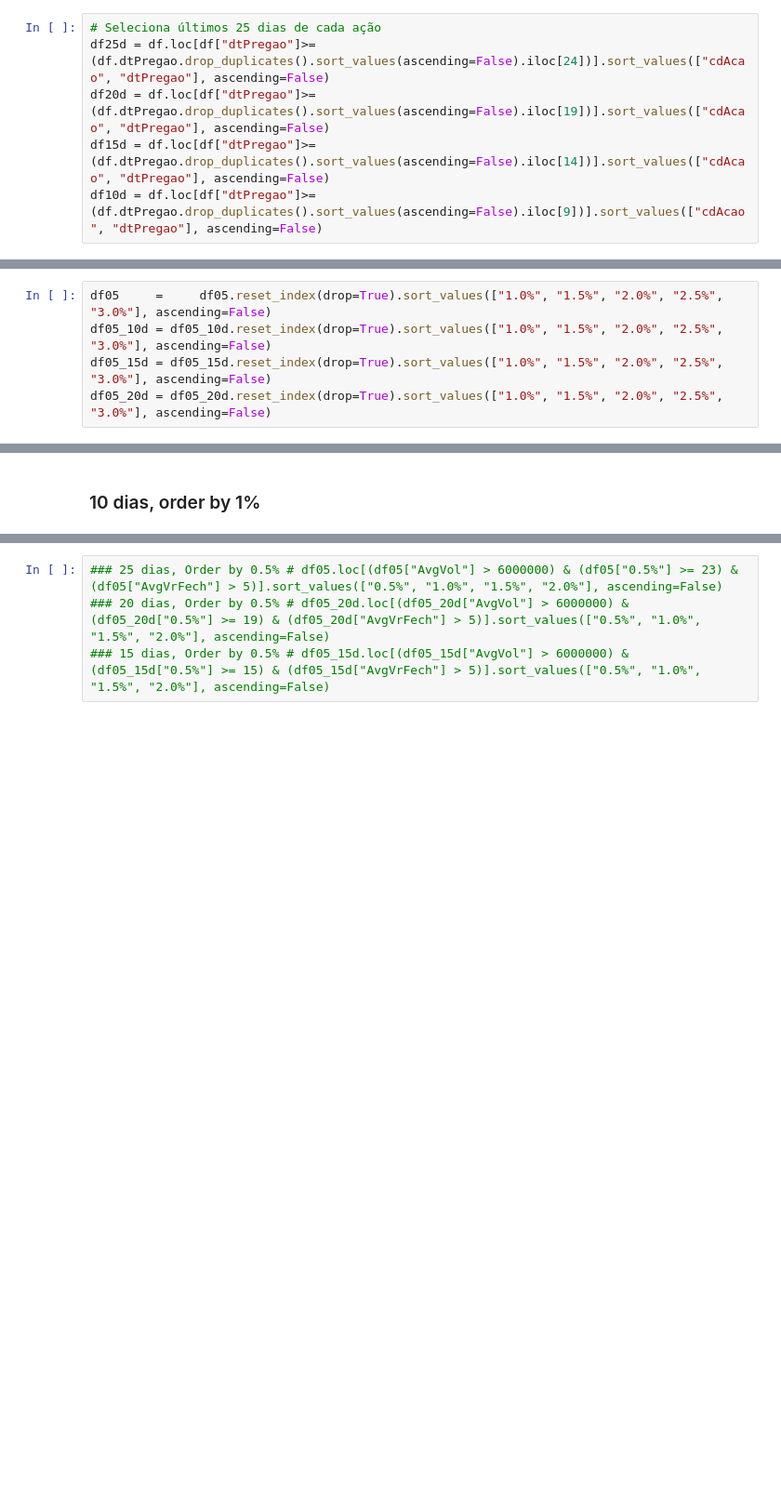
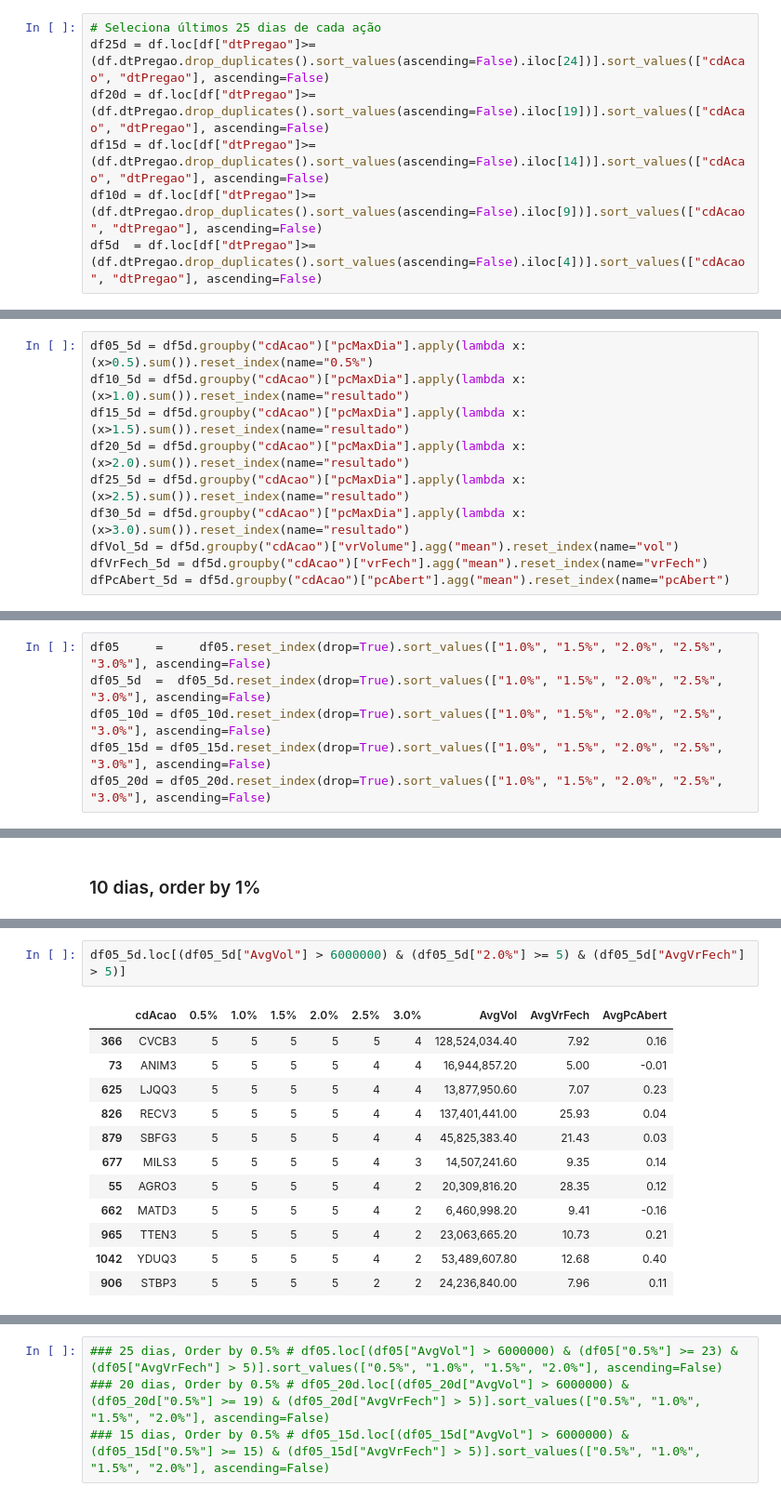
Before and after one commit to alexandre-esmeraldo/StockManager, a Jupyter notebook: StockManager_Processamento.ipynb, the cells around one changed output, grey strips where cells are left out. Shown at 93% size. Drawn from its saved outputs; the diff is of its cells as text; blank space fills up the shorter version.

```diff
--- a/StockManager_Processamento.ipynb
+++ b/StockManager_Processamento.ipynb
@@ -112,6 +115,7 @@ df25d = df.loc[df["dtPregao"]>=(df.dtPregao.drop_duplicates().sort_values(ascend
 df20d = df.loc[df["dtPregao"]>=(df.dtPregao.drop_duplicates().sort_values(ascending=False).iloc[19])].sort_values(["cdAcao", "dtPregao"], ascending=False)
 df15d = df.loc[df["dtPregao"]>=(df.dtPregao.drop_duplicates().sort_values(ascending=False).iloc[14])].sort_values(["cdAcao", "dtPregao"], ascending=False)
 df10d = df.loc[df["dtPregao"]>=(df.dtPregao.drop_duplicates().sort_values(ascending=False).iloc[9])].sort_values(["cdAcao", "dtPregao"], ascending=False)
+df5d  = df.loc[df["dtPregao"]>=(df.dtPregao.drop_duplicates().sort_values(ascending=False).iloc[4])].sort_values(["cdAcao", "dtPregao"], ascending=False)
 # %%
 df05 = df25d.groupby("cdAcao")["pcMaxDia"].apply(lambda x: (x>0.5).sum()).reset_index(name="0.5%")
 df10 = df25d.groupby("cdAcao")["pcMaxDia"].apply(lambda x: (x>1.0).sum()).reset_index(name="resultado")
@@ -124,3 +129,13 @@ dfVrFech = df25d.groupby("cdAcao")["vrFech"].agg("mean").reset_index(name="vrFec
+# %%
+df05_5d = df5d.groupby("cdAcao")["pcMaxDia"].apply(lambda x: (x>0.5).sum()).reset_index(name="0.5%")
+df10_5d = df5d.groupby("cdAcao")["pcMaxDia"].apply(lambda x: (x>1.0).sum()).reset_index(name="resultado")
+df15_5d = df5d.groupby("cdAcao")["pcMaxDia"].apply(lambda x: (x>1.5).sum()).reset_index(name="resultado")
+df20_5d = df5d.groupby("cdAcao")["pcMaxDia"].apply(lambda x: (x>2.0).sum()).reset_index(name="resultado")
+df25_5d = df5d.groupby("cdAcao")["pcMaxDia"].apply(lambda x: (x>2.5).sum()).reset_index(name="resultado")
+df30_5d = df5d.groupby("cdAcao")["pcMaxDia"].apply(lambda x: (x>3.0).sum()).reset_index(name="resultado")
+dfVol_5d = df5d.groupby("cdAcao")["vrVolume"].agg("mean").reset_index(name="vol")
+dfVrFech_5d = df5d.groupby("cdAcao")["vrFech"].agg("mean").reset_index(name="vrFech")
+dfPcAbert_5d = df5d.groupby("cdAcao")["pcAbert"].agg("mean").reset_index(name="pcAbert")
 # %%
 df05_10d = df10d.groupby("cdAcao")["pcMaxDia"].apply(lambda x: (x>0.5).sum()).reset_index(name="0.5%")
 df10_10d = df10d.groupby("cdAcao")["pcMaxDia"].apply(lambda x: (x>1.0).sum()).reset_index(name="resultado")
@@ -160,5 +180,6 @@ df05_20d["1.0%"], df05_20d["1.5%"], df05_20d["2.0%"], df05_20d["2.5%"], df05_20d
 # %%
 df05     =     df05.reset_index(drop=True).sort_values(["1.0%", "1.5%", "2.0%", "2.5%", "3.0%"], ascending=False)
+df05_5d  =  df05_5d.reset_index(drop=True).sort_values(["1.0%", "1.5%", "2.0%", "2.5%", "3.0%"], ascending=False)
 df05_10d = df05_10d.reset_index(drop=True).sort_values(["1.0%", "1.5%", "2.0%", "2.5%", "3.0%"], ascending=False)
 df05_15d = df05_15d.reset_index(drop=True).sort_values(["1.0%", "1.5%", "2.0%", "2.5%", "3.0%"], ascending=False)
 df05_20d = df05_20d.reset_index(drop=True).sort_values(["1.0%", "1.5%", "2.0%", "2.5%", "3.0%"], ascending=False)
@@ -212,0 +246,15 @@ df05_10d.loc[(df05_10d["AvgVol"] > 6000000) & (df05_10d["1.0%"] >= 10) & (df05_1
+# %%
+df05_5d.loc[(df05_5d["AvgVol"] > 6000000) & (df05_5d["2.0%"] >= 5) & (df05_5d["AvgVrFech"] > 5)]
+# %% [output]
+|  | cdAcao | 0.5% | 1.0% | 1.5% | 2.0% | 2.5% | 3.0% | AvgVol | AvgVrFech | AvgPcAbert |
+| 366 | CVCB3 | 5 | 5 | 5 | 5 | 5 | 4 | 128,524,034.40 | 7.92 | 0.16 |
+| 73 | ANIM3 | 5 | 5 | 5 | 5 | 4 | 4 | 16,944,857.20 | 5.00 | -0.01 |
+| 625 | LJQQ3 | 5 | 5 | 5 | 5 | 4 | 4 | 13,877,950.60 | 7.07 | 0.23 |
+| 826 | RECV3 | 5 | 5 | 5 | 5 | 4 | 4 | 137,401,441.00 | 25.93 | 0.04 |
+| 879 | SBFG3 | 5 | 5 | 5 | 5 | 4 | 4 | 45,825,383.40 | 21.43 | 0.03 |
+| 677 | MILS3 | 5 | 5 | 5 | 5 | 4 | 3 | 14,507,241.60 | 9.35 | 0.14 |
+| 55 | AGRO3 | 5 | 5 | 5 | 5 | 4 | 2 | 20,309,816.20 | 28.35 | 0.12 |
+| 662 | MATD3 | 5 | 5 | 5 | 5 | 4 | 2 | 6,460,998.20 | 9.41 | -0.16 |
+| 965 | TTEN3 | 5 | 5 | 5 | 5 | 4 | 2 | 23,063,665.20 | 10.73 | 0.21 |
+| 1042 | YDUQ3 | 5 | 5 | 5 | 5 | 4 | 2 | 53,489,607.80 | 12.68 | 0.40 |
+| 906 | STBP3 | 5 | 5 | 5 | 5 | 2 | 2 | 24,236,840.00 | 7.96 | 0.11 |
```
Also changed, not shown: parts of 17 cells of this notebook, 1 other file.
